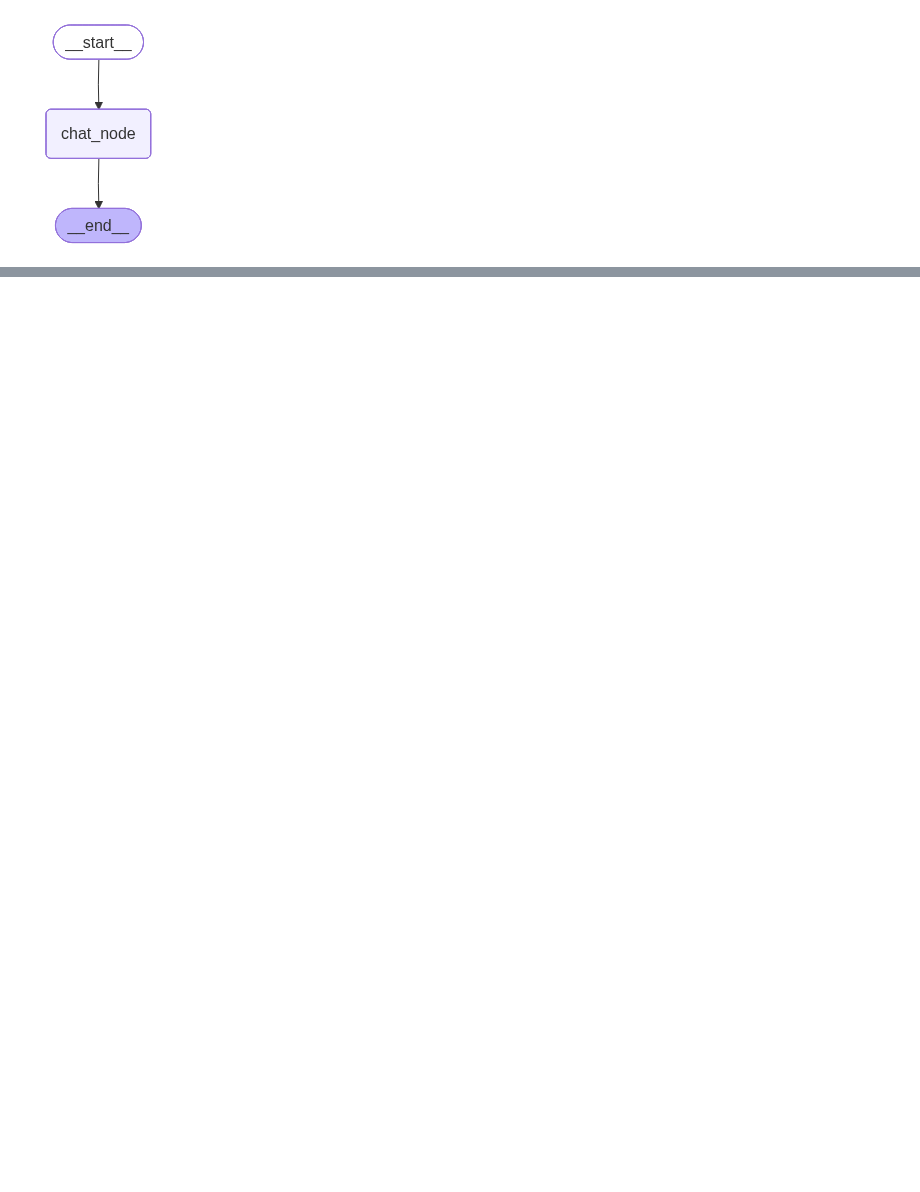
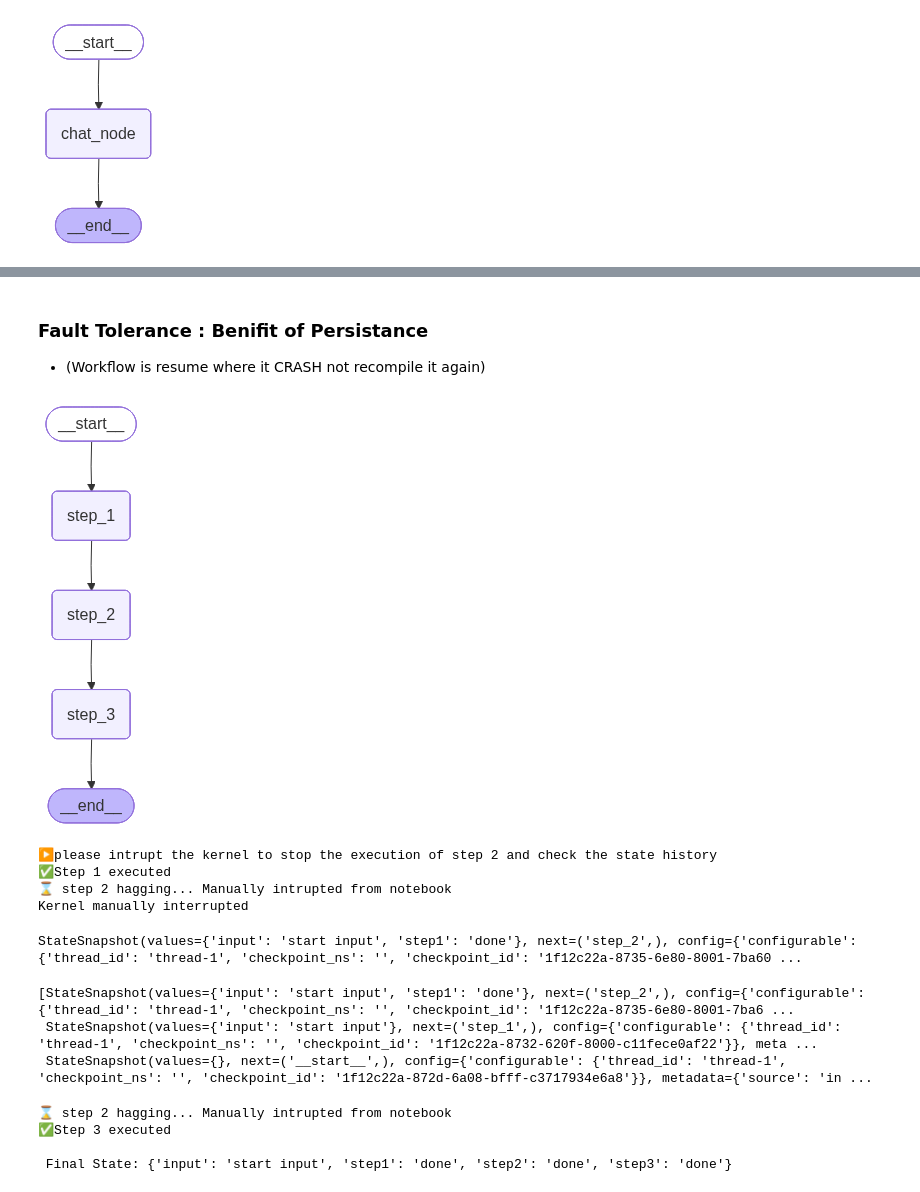
Before and after one commit to SurajB20-12/AgenticAI-End-To-End, a Jupyter notebook: Basic_chatbot_using_LangGraph.ipynb, the cells around one changed output, grey strips where cells are left out. Drawn from its saved outputs; the diff is of its cells as text; code cells hidden in the pictures; blank space fills up the shorter version.

```diff
--- a/Basic_chatbot_using_LangGraph.ipynb
+++ b/Basic_chatbot_using_LangGraph.ipynb
@@ -46,0 +209,3 @@ chatbot.invoke(initial_state)
+# %% [markdown]
+### Fault Tolerance : Benifit of Persistance
+- (Workflow is resume where it CRASH not recompile it again)
@@ -46,0 +214,77 @@ chatbot.invoke(initial_state)
+# %%
+class CrashState(TypedDict):
+    input: str
+    step1: str
+    step2: str
+    step3:str
+# %%
+from time import sleep
+
+
+def step_1(state: CrashState)-> CrashState:
+    print("✅Step 1 executed")
+    return {"step1": "done","input": state['input']}
+
+def step_2(state: CrashState)-> CrashState:
+    print("⌛ step 2 hagging... Manually intrupted from notebook")
+    time.sleep(30)
+    return {"step2":"done"}
+
+def step_3(state: CrashState)-> CrashState:
+    print("✅Step 3 executed")
+    return {"step3":"done"}
+# %%
+graph=StateGraph(CrashState)
+graph.add_node('step_1',step_1)
+graph.add_node('step_2',step_2)
+graph.add_node('step_3',step_3)
+
+graph.add_edge(START,'step_1')
+graph.add_edge('step_1','step_2')
+graph.add_edge('step_2','step_3')
+graph.add_edge('step_3',END)
+
+checkpointer=MemorySaver()
+
+workflow=graph.compile(checkpointer=checkpointer)
+
+workflow
+# %% [output]
+[figure, added]
+# %%
+try:
+    print("▶️please intrupt the kernel to stop the execution of step 2 and check the state history")
+    workflow.invoke({'input':'start input'},config={'configurable':{'thread_id':'thread-1'}})
+except KeyboardInterrupt:
+    print("Kernel manually interrupted")
+# %% [output]
+▶️please intrupt the kernel to stop the execution of step 2 and check the state history
+✅Step 1 executed
+⌛ step 2 hagging... Manually intrupted from notebook
+Kernel manually interrupted
+# %%
+workflow.get_state({'configurable':{'thread_id':'thread-1'}})
+# we can see the state of step 1 is done and step 2 is not done because we intrupted the kernel in between the execution of step 2, this show that state is not updated until the node execution is completed.
+# %% [output]
+StateSnapshot(values={'input': 'start input', 'step1': 'done'}, next=('step_2',), config={'configurable': {'thread_id': 'thread-1', 'checkpoint_ns': '', 'checkpoint_id': '1f12c22a-8735-6e80-8001-7ba60 ...
+# %%
+list(workflow.get_state_history(config={'configurable':{'thread_id':'thread-1'}}))
+# we can see the state history of all the steps, step 1 is done, step 2 is not done and
+# step 3 is not done because we intrupted the kernel in between the execution of step 2,
+# this show that state is not updated until the node execution is completed.
+# %% [output]
+[StateSnapshot(values={'input': 'start input', 'step1': 'done'}, next=('step_2',), config={'configurable': {'thread_id': 'thread-1', 'checkpoint_ns': '', 'checkpoint_id': '1f12c22a-8735-6e80-8001-7ba6 ...
+ StateSnapshot(values={'input': 'start input'}, next=('step_1',), config={'configurable': {'thread_id': 'thread-1', 'checkpoint_ns': '', 'checkpoint_id': '1f12c22a-8732-620f-8000-c11fece0af22'}}, meta ...
+ StateSnapshot(values={}, next=('__start__',), config={'configurable': {'thread_id': 'thread-1', 'checkpoint_ns': '', 'checkpoint_id': '1f12c22a-872d-6a08-bfff-c3717934e6a8'}}, metadata={'source': 'in ...
+# %%
+final_state=workflow.invoke(None,config={'configurable':{'thread_id':'thread-1'}})
+print(f"\n Final State: {final_state}")
+
+# now workflow will resume from step2 because step 2 is not completed and state is not updated for step 2,
+# once step 2 is completed then state will be updated and workflow will move to step 3 and
+# complete the execution.
+# %% [output]
+⌛ step 2 hagging... Manually intrupted from notebook
+✅Step 3 executed
+
+ Final State: {'input': 'start input', 'step1': 'done', 'step2': 'done', 'step3': 'done'}
```
Also changed, not shown: parts of 24 cells of this notebook, 1 other file.
